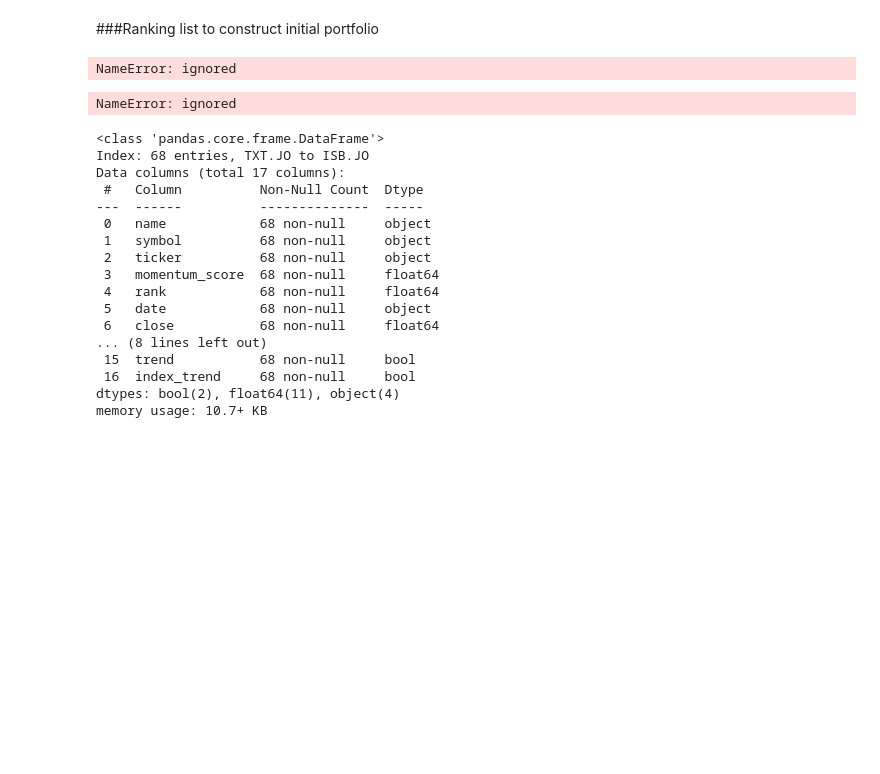
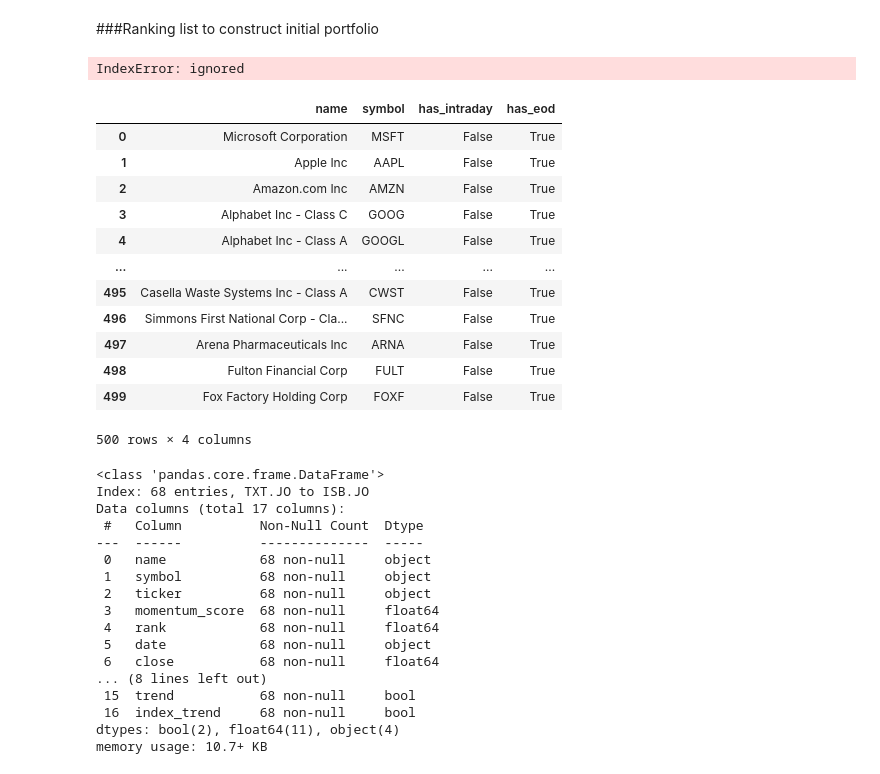
Before and after one commit to helmieresearch/helmieresearch, a Jupyter notebook: Ranking_Model_US_Equities.ipynb, the cells around one changed output. Cells and saved outputs as stored; diff of their text form; code cells hidden in the pictures; blank space fills up the shorter version.

```diff
--- a/Ranking_Model_US_Equities.ipynb
+++ b/Ranking_Model_US_Equities.ipynb
@@ -346,14 +345,14 @@ Mylist = finalframe["symbol"].tolist()
 
 finalframe.set_index('symbol',inplace=True)
 
-final = pd.concat([df1, df2], axis=1, join='inner')
-final.columns.values[3] = "tickers"
-final.columns = final.columns.astype(str)
+#final = pd.concat([df1, df2], axis=1, join='inner')
+#final.columns.values[3] = "tickers"
+#final.columns = final.columns.astype(str)
 
-final.set_index('tickers', inplace=True)
-Yes = final.reindex(Mylist)
+#final.set_index('tickers', inplace=True)
+finalframe.reindex(Mylist)
 
-rt = pd.concat([finalframe, Yes], axis=1, join='inner')
+rt = pd.concat([finalframe], axis=1, join='inner')
 
 rt = rt.iloc[:, [2, 3, 4, 0, 1]]
 
@@ -377,11 +376,23 @@ final_table =stocks.drop(columns=[col for col in stocks if col not in final_tabl
 for column in final_table.columns:
     final_table[column].to_csv('/content/momentum_tickers/' + column + '.csv')
 # %% [output]
-NameError: ignored
+IndexError: ignored
-# %%
-df2
-# %% [output]
-NameError: ignored
+# %%
+df1
+# %% [output]
+|  | name | symbol | has_intraday | has_eod |
+| 0 | Microsoft Corporation | MSFT | False | True |
+| 1 | Apple Inc | AAPL | False | True |
+| 2 | Amazon.com Inc | AMZN | False | True |
+| 3 | Alphabet Inc - Class C | GOOG | False | True |
+| 4 | Alphabet Inc - Class A | GOOGL | False | True |
+| ... | ... | ... | ... | ... |
+| 495 | Casella Waste Systems Inc - Class A | CWST | False | True |
+| 496 | Simmons First National Corp - Cla... | SFNC | False | True |
+| 497 | Arena Pharmaceuticals Inc | ARNA | False | True |
+| 498 | Fulton Financial Corp | FULT | False | True |
+| 499 | Fox Factory Holding Corp | FOXF | False | True |
+500 rows × 4 columns
 # %%
 from pathlib import Path
 import pandas as pd
```
Also changed, not shown: parts of 1 cell of this notebook.
